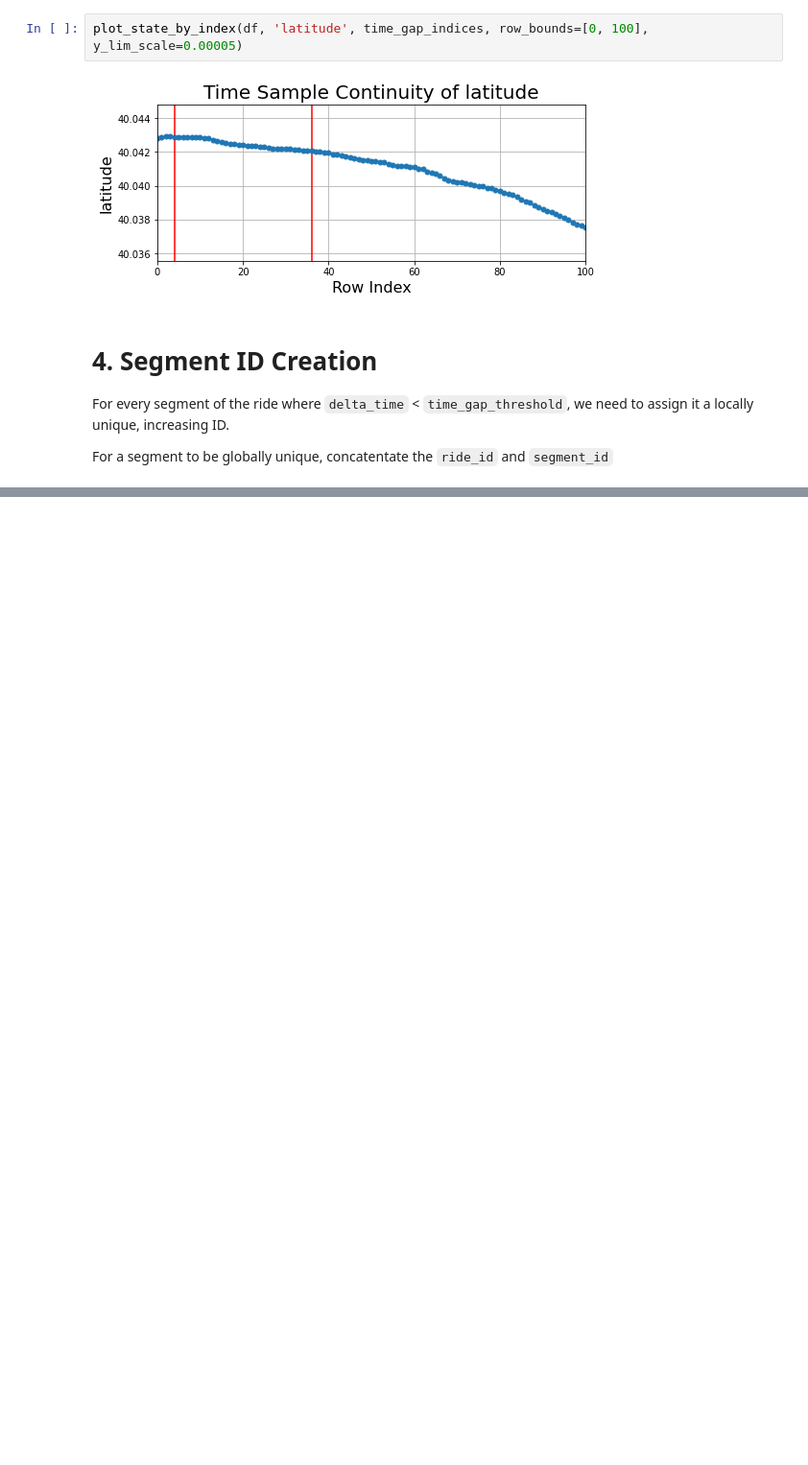
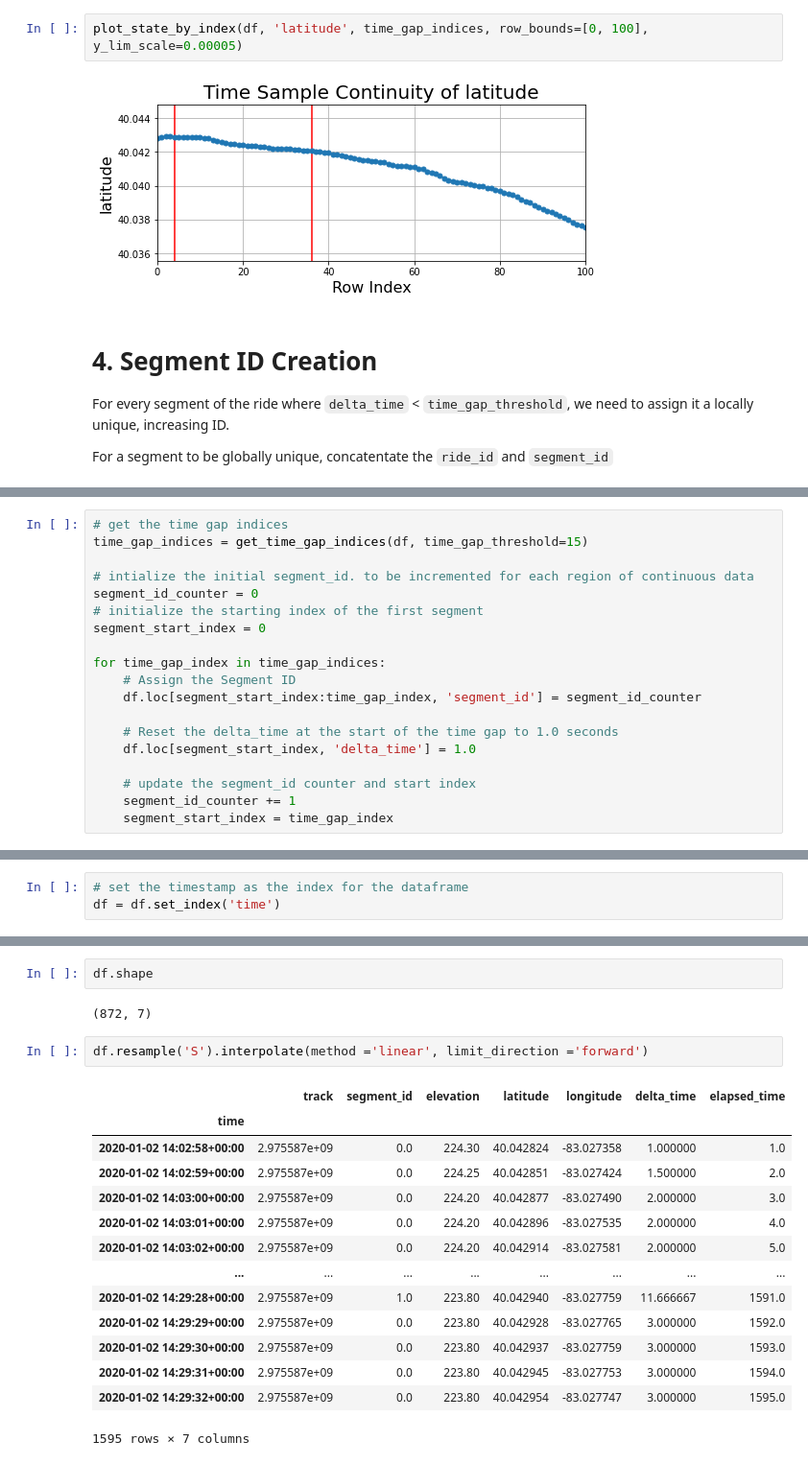
Before and after one commit to ericbauer55/strava-fitness, a Jupyter notebook: src/notebooks/2. Prototyping Sample Time Normalization.ipynb, the cells around one changed output, grey strips where cells are left out. Shown at 96% size. Saved outputs shown, nothing was run; the diff lists cells and outputs as text; blank space fills up the shorter version.

Commit message:
the time normalization and interpolation seems to be on the right track

```diff
--- a/src/notebooks/2. Prototyping Sample Time Normalization.ipynb
+++ b/src/notebooks/2. Prototyping Sample Time Normalization.ipynb
@@ -170,3 +169,22 @@ df.head()
 | 2 | 2020-01-02 14:03:02+00:00 | 2975587283 | 0 | 224.2 | 40.042914 | -83.027581 | 2.0 | 5.0 |
 | 3 | 2020-01-02 14:03:04+00:00 | 2975587283 | 0 | 224.2 | 40.042934 | -83.027644 | 2.0 | 7.0 |
 | 4 | 2020-01-02 14:06:04+00:00 | 2975587283 | 0 | 224.2 | 40.042900 | -83.027659 | 180.0 | 187.0 |
+# %%
+# get the time gap indices
+time_gap_indices = get_time_gap_indices(df, time_gap_threshold=15)
+
+# intialize the initial segment_id. to be incremented for each region of continuous data
+segment_id_counter = 0
+# initialize the starting index of the first segment
+segment_start_index = 0
+
+for time_gap_index in time_gap_indices:
+    # Assign the Segment ID
+    df.loc[segment_start_index:time_gap_index, 'segment_id'] = segment_id_counter
+
+    # Reset the delta_time at the start of the time gap to 1.0 seconds
+    df.loc[segment_start_index, 'delta_time'] = 1.0
+
+    # update the segment_id counter and start index
+    segment_id_counter += 1
+    segment_start_index = time_gap_index
@@ -172,0 +231,3 @@ df.head()
+# %%
+# set the timestamp as the index for the dataframe
+df = df.set_index('time')
@@ -172,0 +244,21 @@ df.head()
+# %%
+df.shape
+# %% [output]
+(872, 7)
+# %%
+df.resample('S').interpolate(method ='linear', limit_direction ='forward')
+# %% [output]
+|  | track | segment_id | elevation | latitude | longitude | delta_time | elapsed_time |
+| time |  |  |  |  |  |  |  |
+| 2020-01-02 14:02:58+00:00 | 2.975587e+09 | 0.0 | 224.30 | 40.042824 | -83.027358 | 1.000000 | 1.0 |
+| 2020-01-02 14:02:59+00:00 | 2.975587e+09 | 0.0 | 224.25 | 40.042851 | -83.027424 | 1.500000 | 2.0 |
+| 2020-01-02 14:03:00+00:00 | 2.975587e+09 | 0.0 | 224.20 | 40.042877 | -83.027490 | 2.000000 | 3.0 |
+| 2020-01-02 14:03:01+00:00 | 2.975587e+09 | 0.0 | 224.20 | 40.042896 | -83.027535 | 2.000000 | 4.0 |
+| 2020-01-02 14:03:02+00:00 | 2.975587e+09 | 0.0 | 224.20 | 40.042914 | -83.027581 | 2.000000 | 5.0 |
+| ... | ... | ... | ... | ... | ... | ... | ... |
+| 2020-01-02 14:29:28+00:00 | 2.975587e+09 | 1.0 | 223.80 | 40.042940 | -83.027759 | 11.666667 | 1591.0 |
+| 2020-01-02 14:29:29+00:00 | 2.975587e+09 | 0.0 | 223.80 | 40.042928 | -83.027765 | 3.000000 | 1592.0 |
+| 2020-01-02 14:29:30+00:00 | 2.975587e+09 | 0.0 | 223.80 | 40.042937 | -83.027759 | 3.000000 | 1593.0 |
+| 2020-01-02 14:29:31+00:00 | 2.975587e+09 | 0.0 | 223.80 | 40.042945 | -83.027753 | 3.000000 | 1594.0 |
+| 2020-01-02 14:29:32+00:00 | 2.975587e+09 | 0.0 | 223.80 | 40.042954 | -83.027747 | 3.000000 | 1595.0 |
+1595 rows × 7 columns
```
Also changed, not shown: parts of 6 cells of this notebook, 1 other file.
